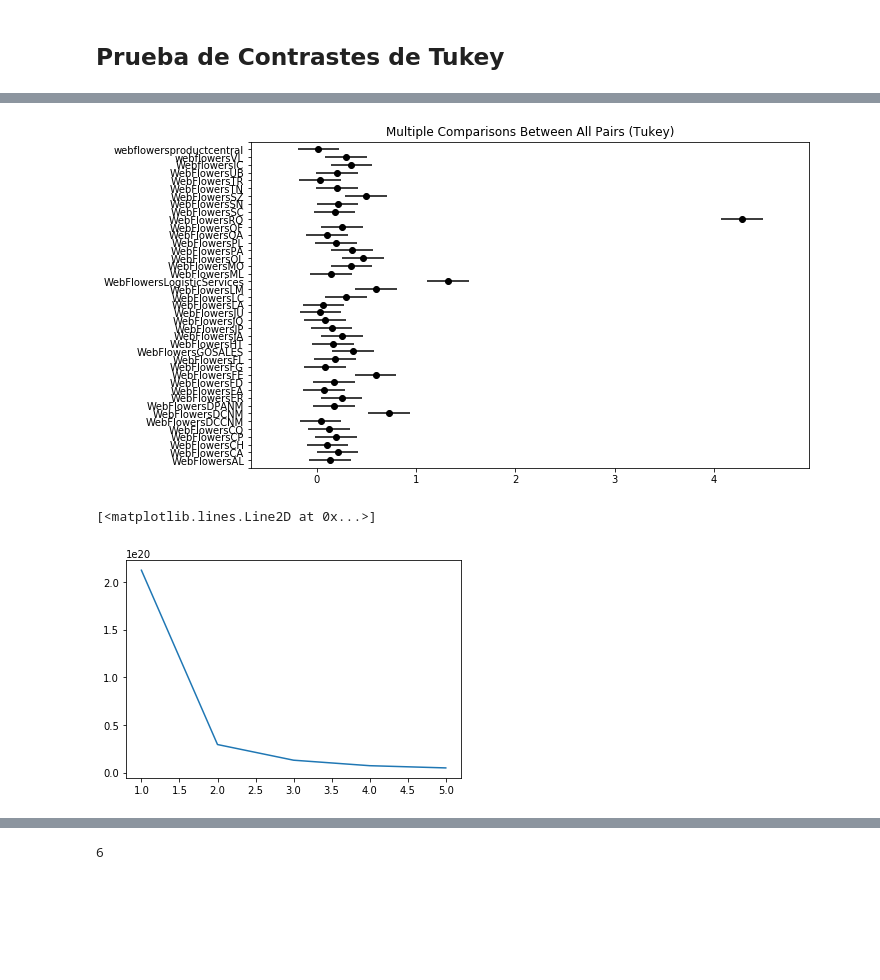
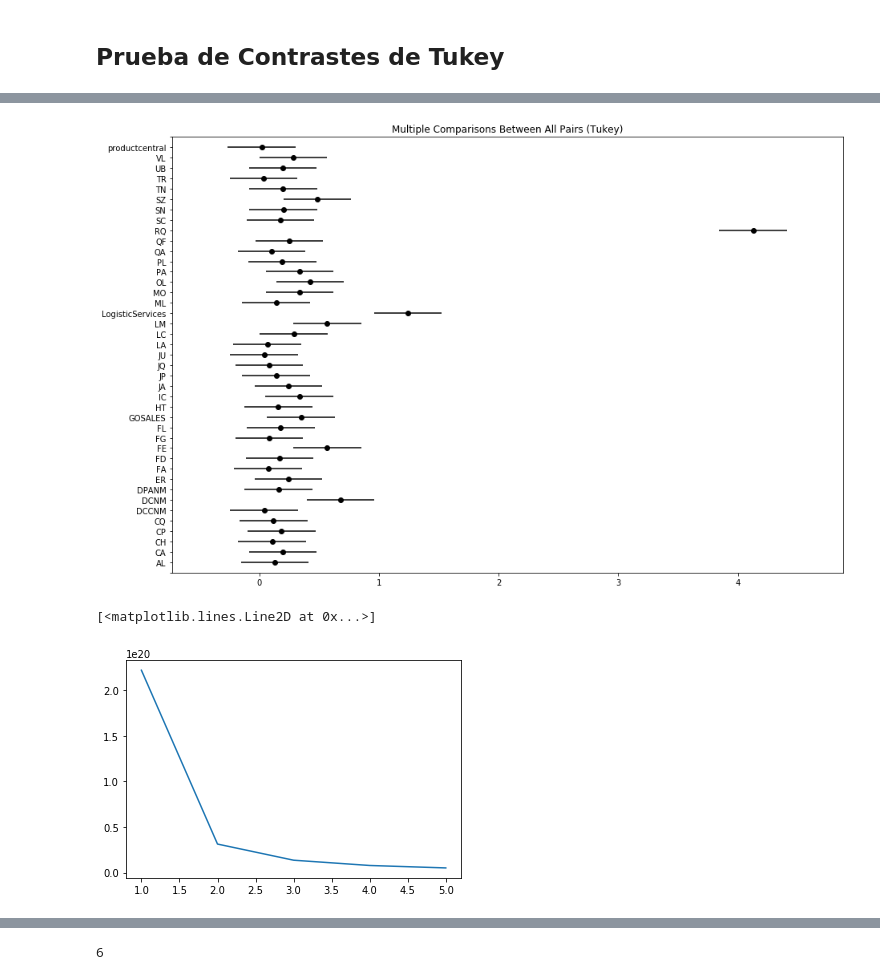
Before and after one commit to JuanLombana/MachineLearning, a Jupyter notebook: CloudLocation/Acumulados.ipynb, the cells around one changed output, grey strips where cells are left out. Saved outputs shown, nothing was run; the diff lists cells and outputs as text; code cells hidden in the pictures; blank space fills up the shorter version.

```diff
--- a/CloudLocation/Acumulados.ipynb
+++ b/CloudLocation/Acumulados.ipynb
@@ -15,7 +15,7 @@ datosNTO={}
 
 for i,r in assets.iterrows():
     #print(r.Name)
-    ultimoMin = 0
+    ultimoMin = 600
     for j in np.arange(0,len(folders)):
         with open(folders[j]+'/'+r.File, 'r') as f:
             datastore = json.load(f)
@@ -102,7 +102,7 @@ for i,r in assets.iterrows():
     if r.Name in t:
         x = np.array(t[r.Name][:-1])/math.pow(1024,3)
         data_temp = np.append(data_temp,x)
-        groups = np.append(groups, np.repeat(r.Name,len(x)))
+        groups = np.append(groups, np.repeat(r.Name[10:],len(x)))
 # %%
 #from statsmodels.stats.multicomp import pairwise_tukeyhsd
 from statsmodels.stats.multicomp import MultiComparison
@@ -130,7 +112,7 @@ Multiple Comparison of Means - Tukey HSD, FWER=0.05
 # %%
-tk.plot_simultaneous();
+tk.plot_simultaneous(figsize=(15,10));
 # %% [output]
-[figure, old version]
+[figure, new version]
 # %%
 from sklearn.cluster import KMeans
 
@@ -143,7 +125,7 @@ for i in range(1,6):
 plt.plot(range(1,6),wss)
 # %% [output]
 [<matplotlib.lines.Line2D at 0x...>]
-[figure, old version]
+[figure, new version]
 # %%
 from sklearn.cluster import KMeans
 # %%
```
Also changed, not shown: parts of 8 cells of this notebook, 4 other files.
